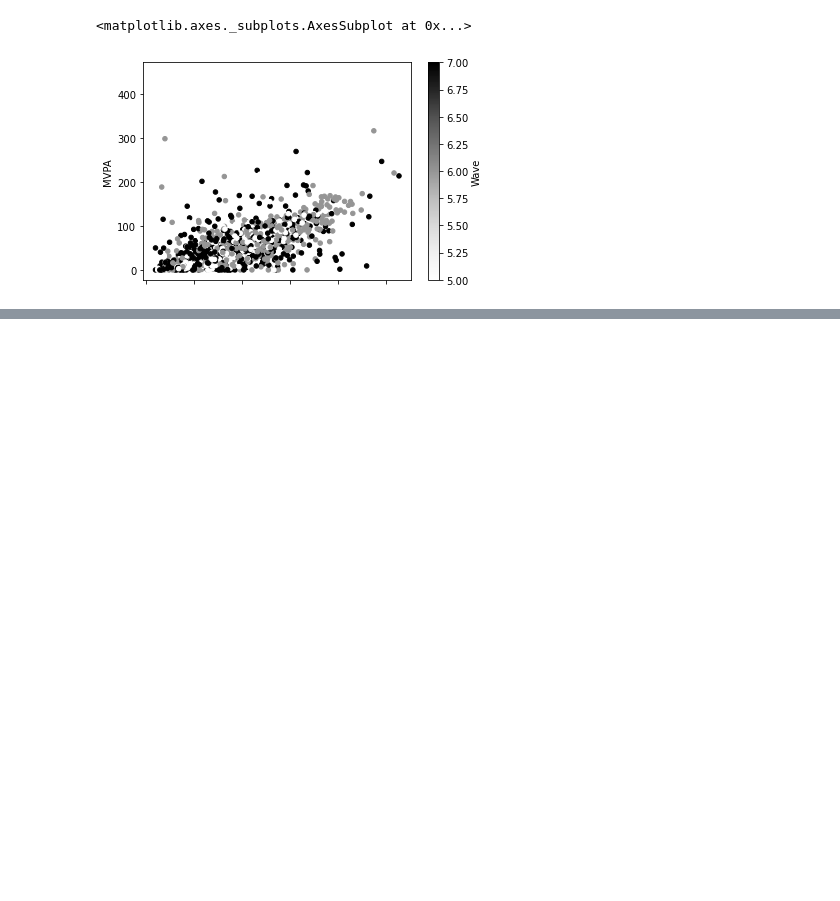
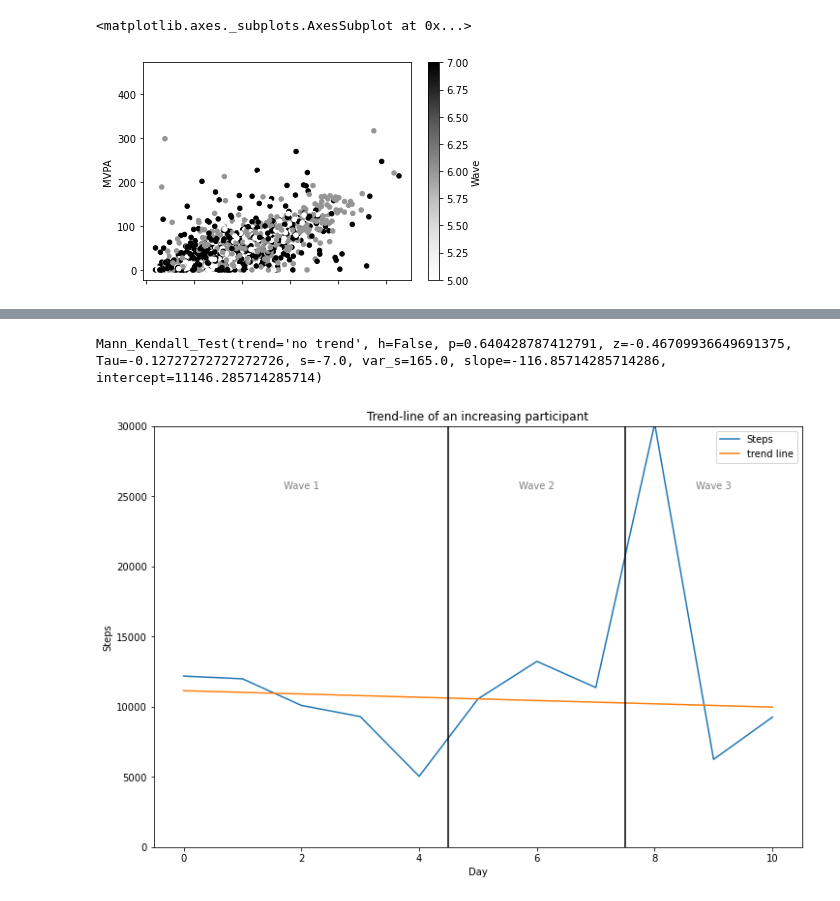
Before and after one commit to Shoarmin/baproject, a Jupyter notebook: code.ipynb, the cells around one changed output, grey strips where cells are left out. Cells and saved outputs as stored; diff of their text form; code cells hidden in the pictures; blank space fills up the shorter version.

```diff
--- a/code.ipynb
+++ b/code.ipynb
@@ -223,0 +321,27 @@ full_table_13 = full_table_13.merge(temp)
+# %%
+iets = fit_clean1_3[fit_clean1_3['Child'] == 3192]['Steps'].reset_index()
+iets = iets['Steps']
+
+fig, ax = plt.subplots(figsize=(12, 8))
+res = mk.hamed_rao_modification_test(iets)
+trend_line = np.arange(len(iets)) * res.slope + res.intercept
+
+ax.plot(iets)
+ax.set_ylim([0,30000])
+ax.plot(iets.index, trend_line)
+ax.legend(['Steps', 'trend line'])
+plt.title('Trend-line of an increasing participant')
+plt.xlabel('Day')
+plt.ylabel('Steps')
+plt.axvline(x = 4.5, color='black')
+plt.axvline(x = 7.5, color='black')
+style = dict(size=10, color='gray')
+ax.text(2, 25500, "Wave 1", ha='center',**style)
+ax.text(6, 25500, "Wave 2", ha='center',**style)
+ax.text(9, 25500, "Wave 3", ha='center',**style)
+
+temp = mk.original_test(iets, alpha=0.05)
+temp
+# %% [output]
+Mann_Kendall_Test(trend='no trend', h=False, p=0.640428787412791, z=-0.46709936649691375, Tau=-0.12727272727272726, s=-7.0, var_s=165.0, slope=-116.85714285714286, intercept=11146.285714285714)
+[figure, added]
```
Also changed, not shown: parts of 33 cells of this notebook.
